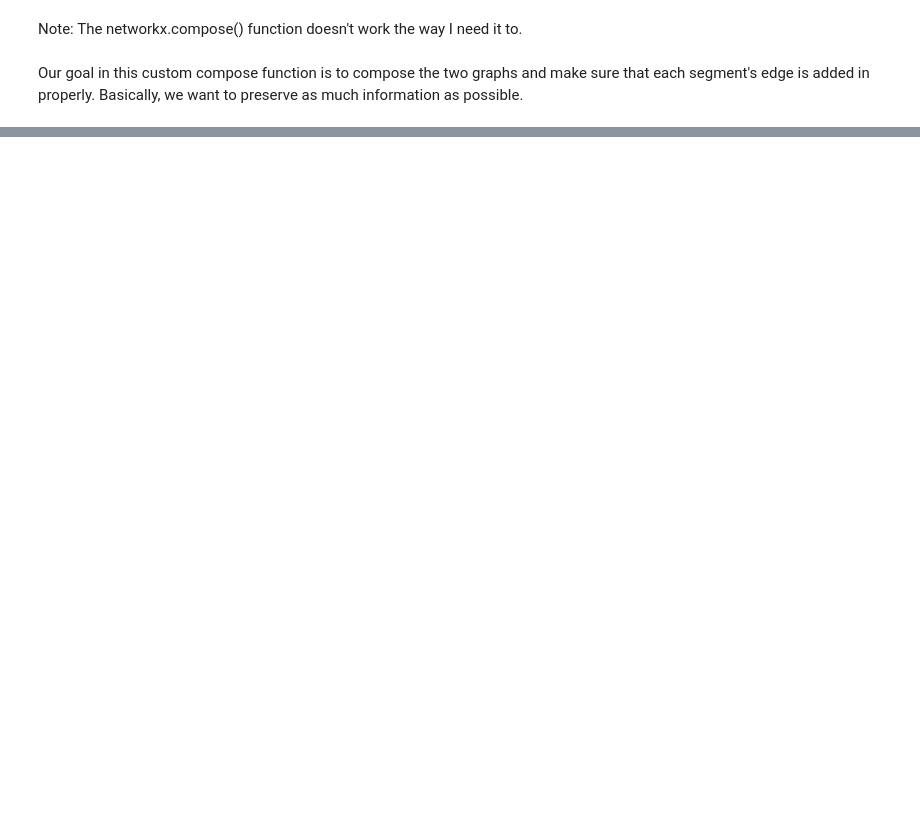
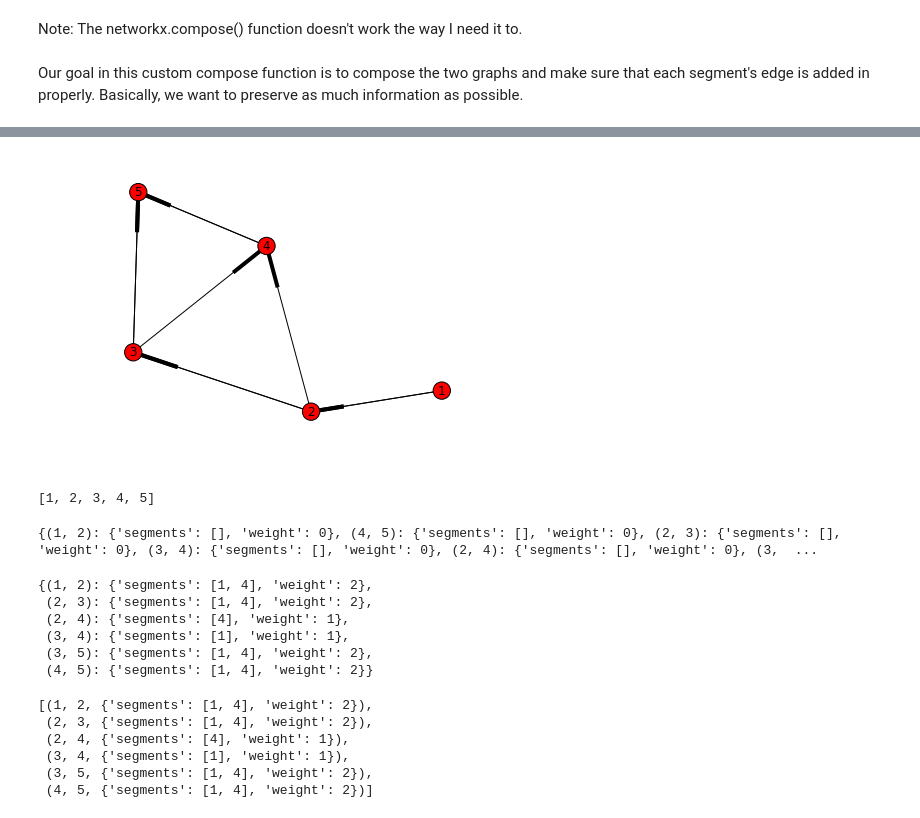
Before and after one commit to ericmjl/Influenza-Reassortment-Simulation-and-Identification, a Jupyter notebook: Sandbox.ipynb, the cells around one changed output, grey strips where cells are left out. Saved outputs shown, nothing was run; the diff lists cells and outputs as text; code cells hidden in the pictures; blank space fills up the shorter version.

```diff
--- a/Sandbox.ipynb
+++ b/Sandbox.ipynb
@@ -79,0 +89,39 @@ H.edges(data=True)
+# %%
+nx.draw(H)
+# %% [output]
+[figure, added]
+# %%
+# Firstly, add in nodes from H.
+I = nx.DiGraph()
+I.add_nodes_from(H.nodes(data=True))
+I.nodes()
+# %% [output]
+[1, 2, 3, 4, 5]
+# %%
+# Next, parse all of the edges in H to create a condensed version of the edges.
+edge_list = []
+
+edges = dict()
+for edge in H.edges(data=True):
+    nodes = (edge[0], edge[1])
+    edges[nodes] = dict()
+    edges[nodes]['segments'] = []
+    edges[nodes]['weight'] = 0
+
+print edges
+# %% [output]
+{(1, 2): {'segments': [], 'weight': 0}, (4, 5): {'segments': [], 'weight': 0}, (2, 3): {'segments': [], 'weight': 0}, (3, 4): {'segments': [], 'weight': 0}, (2, 4): {'segments': [], 'weight': 0}, (3,  ...
+# %%
+for edge in H.edges(data=True):
+    nodes = (edge[0], edge[1])
+    edges[nodes]['segments'].append(edge[2]['segment'])
+    edges[nodes]['weight'] += edge[2]['weight']
+
+edges
+# %% [output]
+{(1, 2): {'segments': [1, 4], 'weight': 2},
+ (2, 3): {'segments': [1, 4], 'weight': 2},
+ (2, 4): {'segments': [4], 'weight': 1},
+ (3, 4): {'segments': [1], 'weight': 1},
+ (3, 5): {'segments': [1, 4], 'weight': 2},
+ (4, 5): {'segments': [1, 4], 'weight': 2}}
@@ -79,0 +131,9 @@ H.edges(data=True)
+# %%
+I.edges(data=True)
+# %% [output]
+[(1, 2, {'segments': [1, 4], 'weight': 2}),
+ (2, 3, {'segments': [1, 4], 'weight': 2}),
+ (2, 4, {'segments': [4], 'weight': 1}),
+ (3, 4, {'segments': [1], 'weight': 1}),
+ (3, 5, {'segments': [1, 4], 'weight': 2}),
+ (4, 5, {'segments': [1, 4], 'weight': 2})]
```
Also changed, not shown: parts of 11 cells of this notebook, 1 other file.
